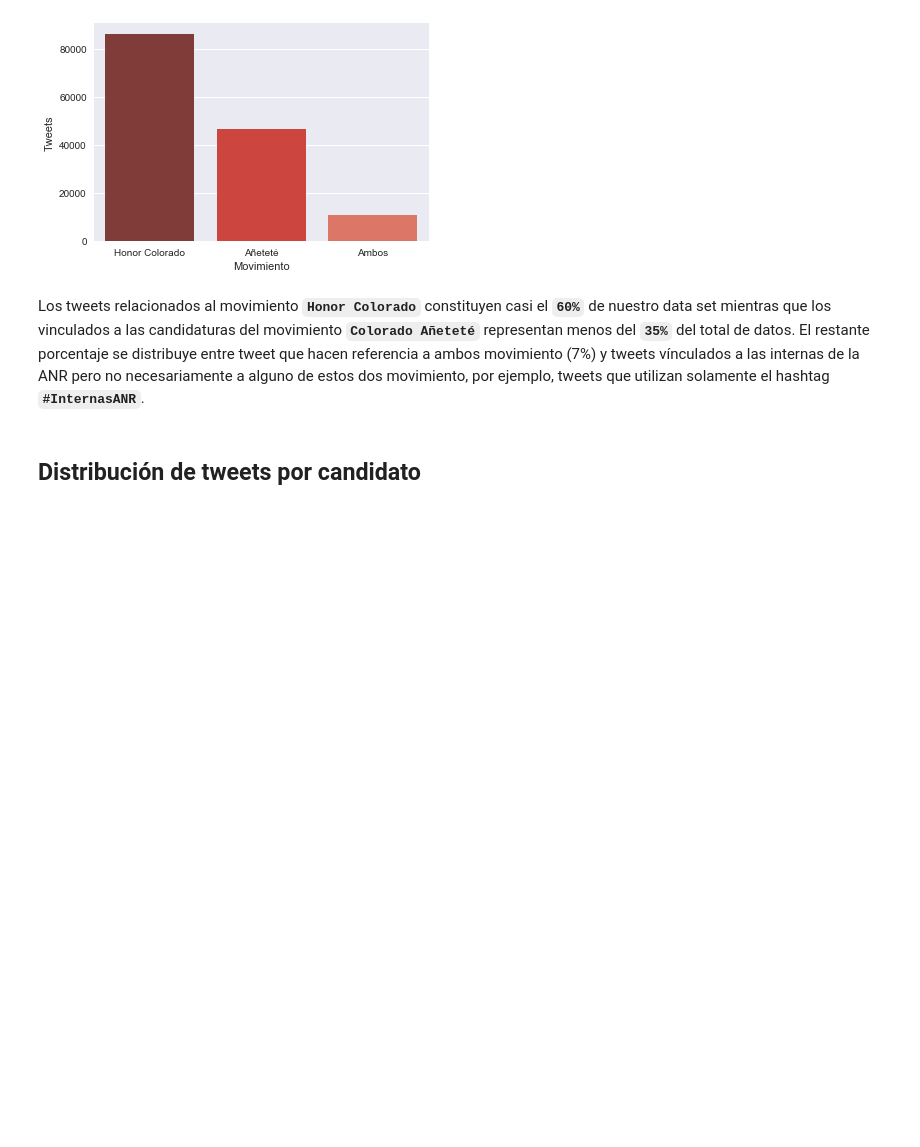
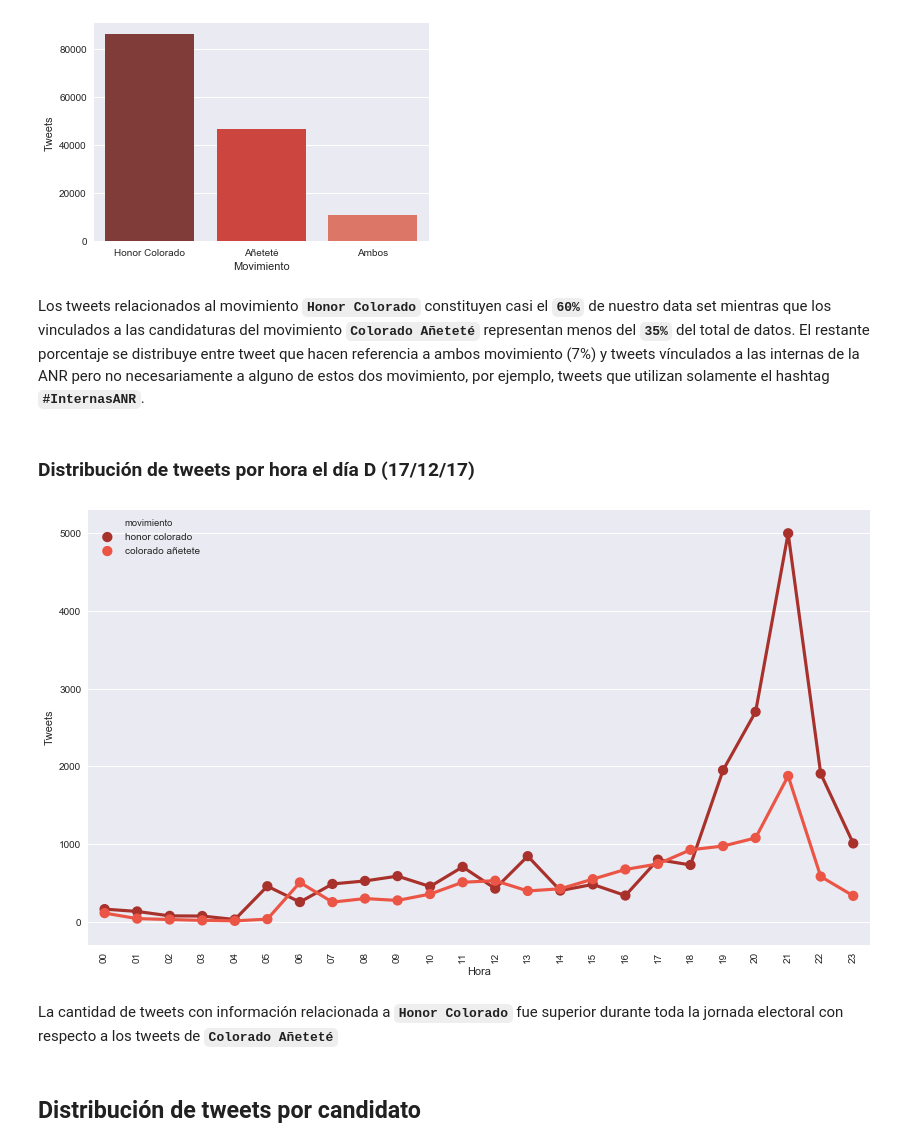
Before and after one commit to ParticipaPY/politic-bots, a Jupyter notebook: reports/bots_politicos_internas_anr_2017.ipynb, the cells around one changed output. Saved outputs shown, nothing was run; the diff lists cells and outputs as text; code cells hidden in the pictures; blank space fills up the shorter version.

```diff
--- a/reports/bots_politicos_internas_anr_2017.ipynb
+++ b/reports/bots_politicos_internas_anr_2017.ipynb
@@ -119,6 +149,28 @@ plt.show()
 [figure]
 # %% [markdown]
 Los tweets relacionados al movimiento **`Honor Colorado`** constituyen casi el **`60%`** de nuestro data set mientras que los vinculados a las candidaturas del movimiento **`Colorado Añeteté`** representan menos del **`35%`** del total de datos. El restante porcentaje se distribuye entre tweet que hacen referencia a ambos movimiento (7%) y tweets vínculados a las internas de la ANR pero no necesariamente a alguno de estos dos movimiento, por ejemplo, tweets que utilizan solamente el hashtag **`#InternasANR`**.
+# %% [markdown]
+### Distribución de tweets por hora el día D (17/12/17)
+# %%
+# set figure size
+plt.figure(figsize=(14,8))
+# get tweets by hour by movement
+hc_tw_by_hour = db.get_tweets_by_hour('12/17/17', **{'partido': 'anr','movimiento': 'honor colorado'})
+ca_tw_by_hour = db.get_tweets_by_hour('12/17/17', **{'partido': 'anr','movimiento': 'colorado añetete'})
+# convert list to pandas' dataframe
+tweets_by_hour = pd.DataFrame(hc_tw_by_hour)
+tweets_by_hour = tweets_by_hour.append(pd.DataFrame(ca_tw_by_hour))
+# draw and show the figure
+fig = sns.pointplot(x='hour', y='count', data=tweets_by_hour, hue="movimiento",
+                    palette="Reds_d")
+fig.set(xlabel='Hora', ylabel='Tweets')
+for item in fig.get_xticklabels():
+    item.set_rotation(90)
+plt.show()
+# %% [output]
+[figure, added]
+# %% [markdown]
+La cantidad de tweets con información relacionada a **`Honor Colorado`** fue superior durante toda la jornada electoral con respecto a los tweets de **`Colorado Añeteté`**
 # %% [markdown]
 ## Distribución de tweets por candidato
 # %% [markdown]
```
Also changed, not shown: parts of 14 cells of this notebook.
